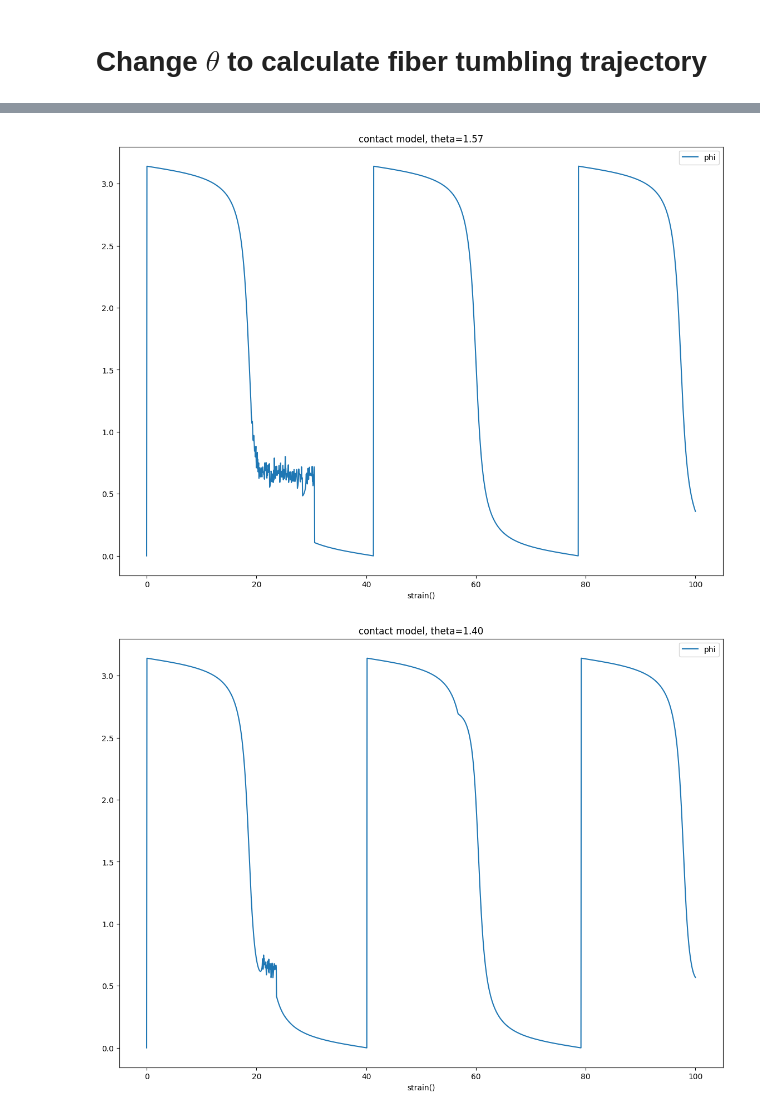
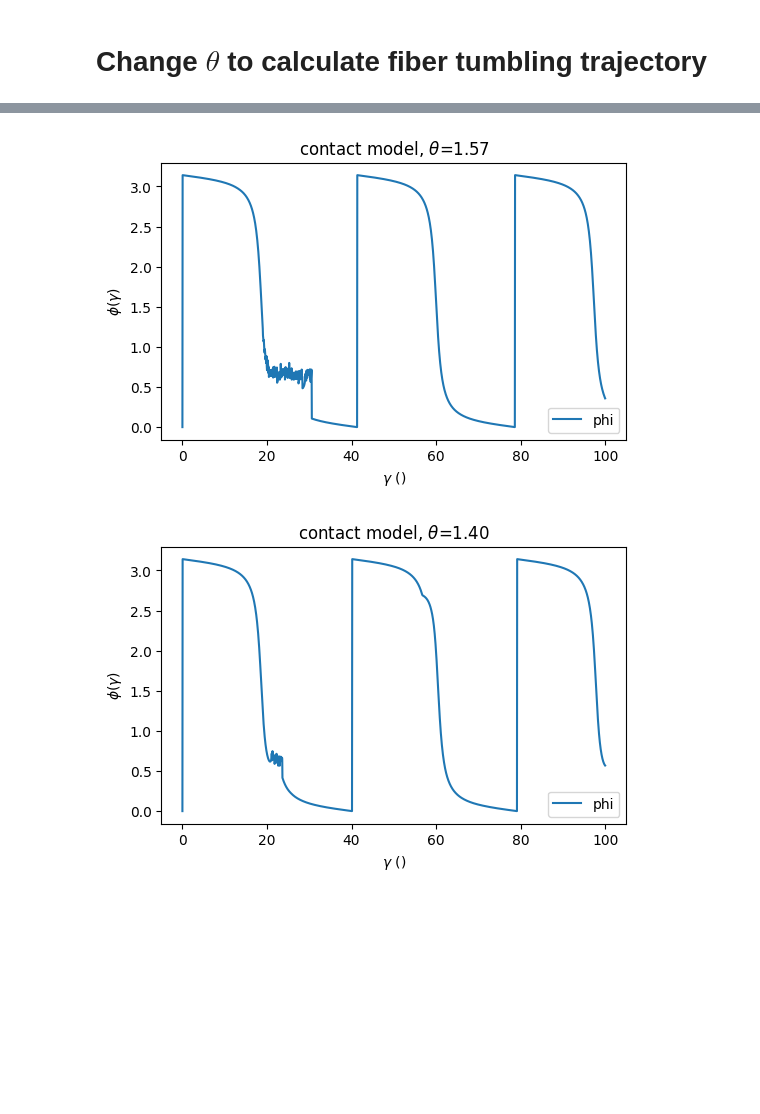
Before and after one commit to libenke/FiberRheoModels, a Jupyter notebook: demo_Tensor Method _Contact Model.ipynb, the cells around one changed output, grey strips where cells are left out. Cells and saved outputs as stored; diff of their text form; code cells hidden in the pictures; blank space fills up the shorter version.

```diff
--- a/demo_Tensor Method _Contact Model.ipynb
+++ b/demo_Tensor Method _Contact Model.ipynb
@@ -61,6 +60,7 @@ def contact_model(t,p,rho,y_L_ratio=0.5):
 # %% [markdown]
 # Change $\theta$ to calculate fiber tumbling trajectory
 # %%
+%%time
 phi=0/180*np.pi
 df=pd.DataFrame()
 for theta in np.array([90, 80, 70, 60, 50])/180*np.pi:
@@ -78,8 +78,9 @@ for theta in np.array([90, 80, 70, 60, 50])/180*np.pi:
     res_df=pd.DataFrame(res.y.T,index=res.t,columns=['x','y','z'])
     res_df.loc[:,'phi']=np.arctan(res_df.y/res_df.x)
     res_df[res_df.phi<0]+=np.pi
-    res_df.index.name=r'strain()'
+    res_df.index.name=r'Strain ()'
     df.loc[:,np.round(theta*180/np.pi)]=res_df.loc[:,'phi']
 
-    res_df.plot(y='phi',title='contact model, theta={:.2f}'.format(theta),figsize=(14,10))
+    res_df.plot(y='phi',title=r'contact model, $\theta$={:.2f}'.format(theta), \
+                ylabel=r"$\phi(\gamma)$", xlabel=r"$\gamma$ ()", figsize=(6,3.6))
 # %% [output]
@@ -86,2 +89,2 @@ for theta in np.array([90, 80, 70, 60, 50])/180*np.pi:
-[figure, old version]
+[figure, new version]
-[figure, old version]
+[figure, new version]
```
Also changed, not shown: parts of 2 cells of this notebook, 9 other files.
